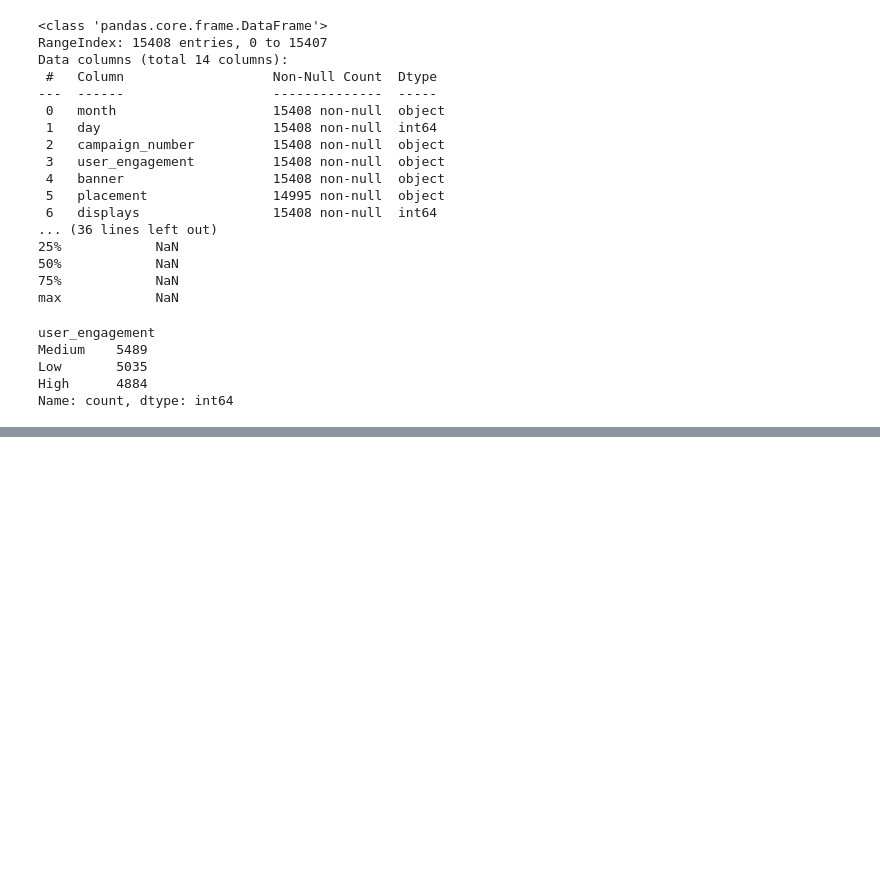
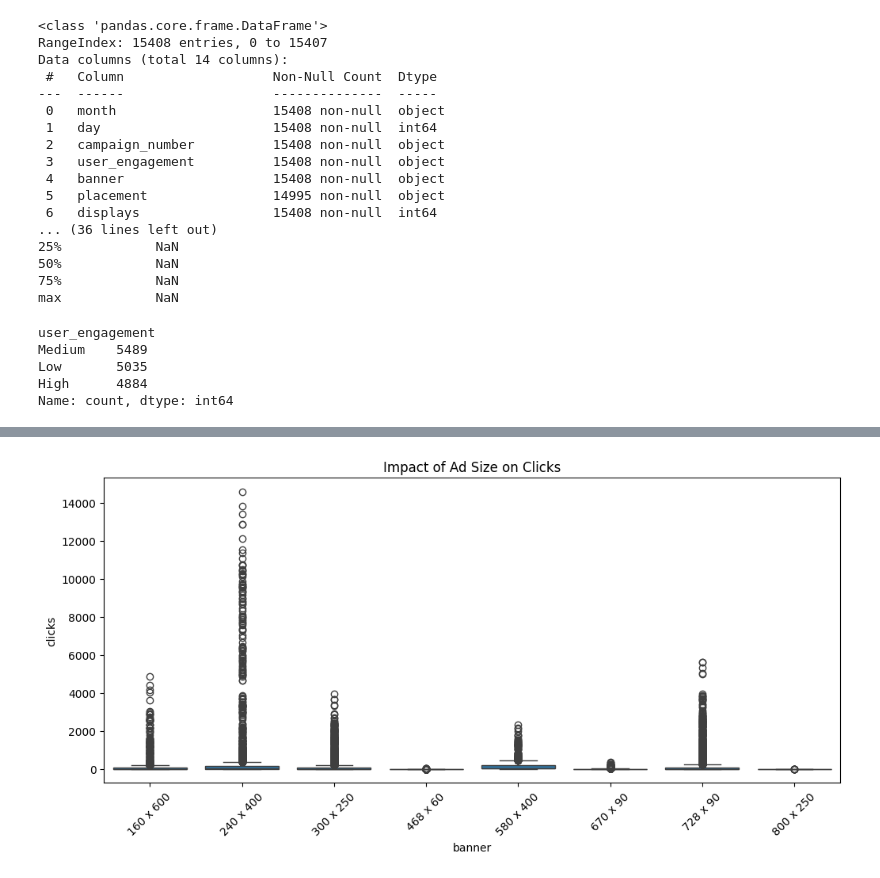
Before and after one commit to Jatin-s16/Digital-Marketing, a Jupyter notebook: Answer_file.ipynb, the cells around one changed output, grey strips where cells are left out. Cells and saved outputs as stored; diff of their text form; code cells hidden in the pictures; blank space fills up the shorter version.

```diff
--- a/Answer_file.ipynb
+++ b/Answer_file.ipynb
@@ -59,0 +75,8 @@ plt.plot(df["user_engagement"], df[""])
+# %%
+plt.figure(figsize=(12,5))
+sns.boxplot(data=df, x="banner", y="clicks")
+plt.title("Impact of Ad Size on Clicks")
+plt.xticks(rotation=45)
+plt.show()
+# %% [output]
+[figure, added]
```
Also changed, not shown: parts of 2 cells of this notebook.
